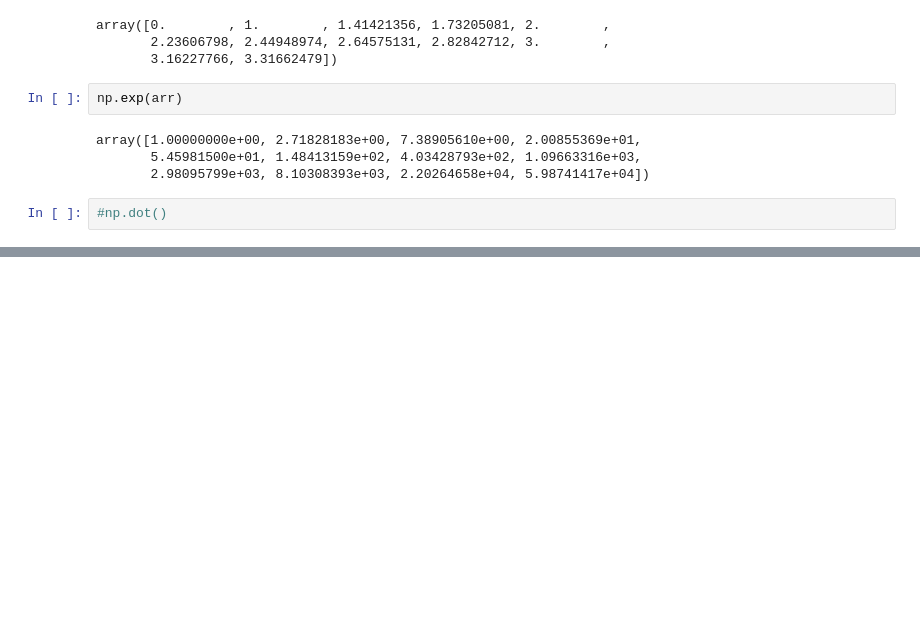
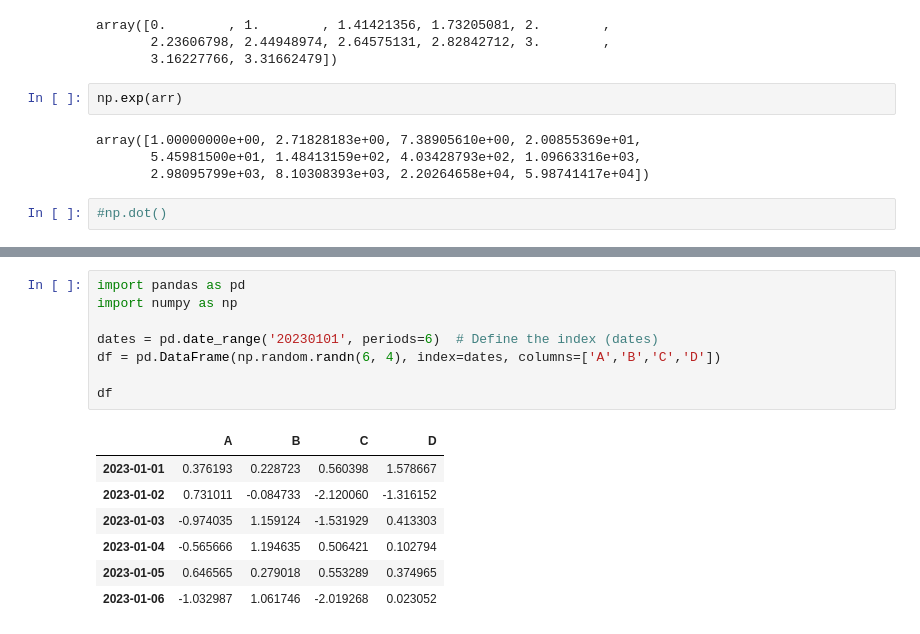
Before and after one commit to diyagoyal18/Python-Basics, a Jupyter notebook: Data Science/Practice.ipynb, the cells around one changed output, grey strips where cells are left out. Cells and saved outputs as stored; diff of their text form; blank space fills up the shorter version.

Commit message:
pandas

```diff
--- a/Data Science/Practice.ipynb
+++ b/Data Science/Practice.ipynb
@@ -648,0 +703,16 @@ array([1.00000000e+00, 2.71828183e+00, 7.38905610e+00, 2.00855369e+01,
+# %%
+import pandas as pd
+import numpy as np
+
+dates = pd.date_range('20230101', periods=6)  # Define the index (dates)
+df = pd.DataFrame(np.random.randn(6, 4), index=dates, columns=['A','B','C','D'])
+
+df
+# %% [output]
+|  | A | B | C | D |
+| 2023-01-01 | 0.376193 | 0.228723 | 0.560398 | 1.578667 |
+| 2023-01-02 | 0.731011 | -0.084733 | -2.120060 | -1.316152 |
+| 2023-01-03 | -0.974035 | 1.159124 | -1.531929 | 0.413303 |
+| 2023-01-04 | -0.565666 | 1.194635 | 0.506421 | 0.102794 |
+| 2023-01-05 | 0.646565 | 0.279018 | 0.553289 | 0.374965 |
+| 2023-01-06 | -1.032987 | 1.061746 | -2.019268 | 0.023052 |
```
Also changed, not shown: parts of 9 cells of this notebook.
